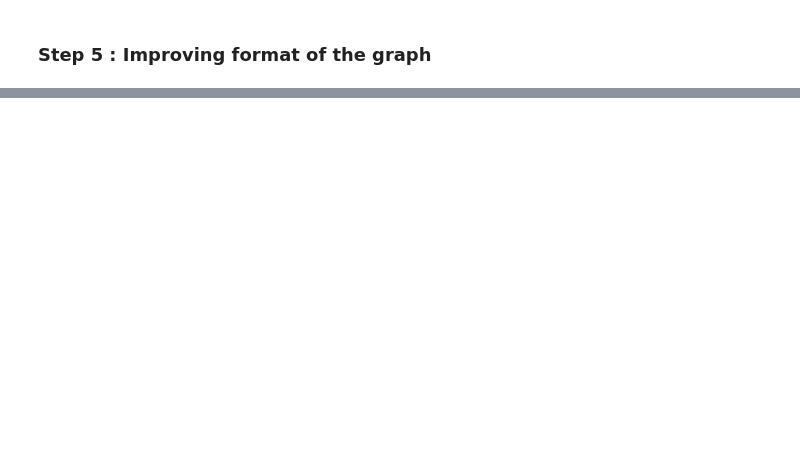
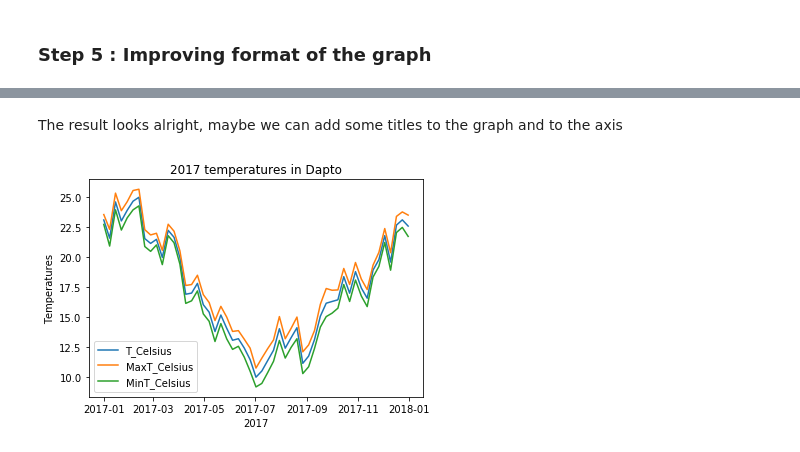
Before and after one commit to GuillaumeRouja/2019-Python-Data-Visualization, a Jupyter notebook: GR_BoM_displaying.ipynb, the cells around one changed output, grey strips where cells are left out. Saved outputs shown, nothing was run; the diff lists cells and outputs as text; code cells hidden in the pictures; blank space fills up the shorter version.

```diff
--- a/GR_BoM_displaying.ipynb
+++ b/GR_BoM_displaying.ipynb
@@ -93,0 +103,30 @@ The format is now improved, let's now see what else can be better formatted
+# %% [markdown]
+The result looks alright, maybe we can add some titles to the graph and to the axis
+# %%
+#Follow graph plotting method as described at that address: https://www.geeksforgeeks.org/graph-plotting-in-python-set-1
+
+# Temperatures values
+x = df2.index
+y1 = df2['T_Celsius']
+y2 = df2['MaxT_Celsius']
+y3 = df2['MinT_Celsius']
+
+# plotting the temperatures
+plt.plot(x, y1, label = "T_Celsius")
+plt.plot(x, y2, label = "MaxT_Celsius")
+plt.plot(x, y3, label = "MinT_Celsius")
+
+# naming the axis
+plt.xlabel('2017')
+plt.ylabel('Temperatures')
+
+# giving a title to the graph
+plt.title('2017 temperatures in Dapto')
+
+# show a legend on the plot
+plt.legend()
+
+# function to show the plot
+plt.show()
+# %% [output]
+[figure, added]
```
Also changed, not shown: parts of 3 cells of this notebook.
